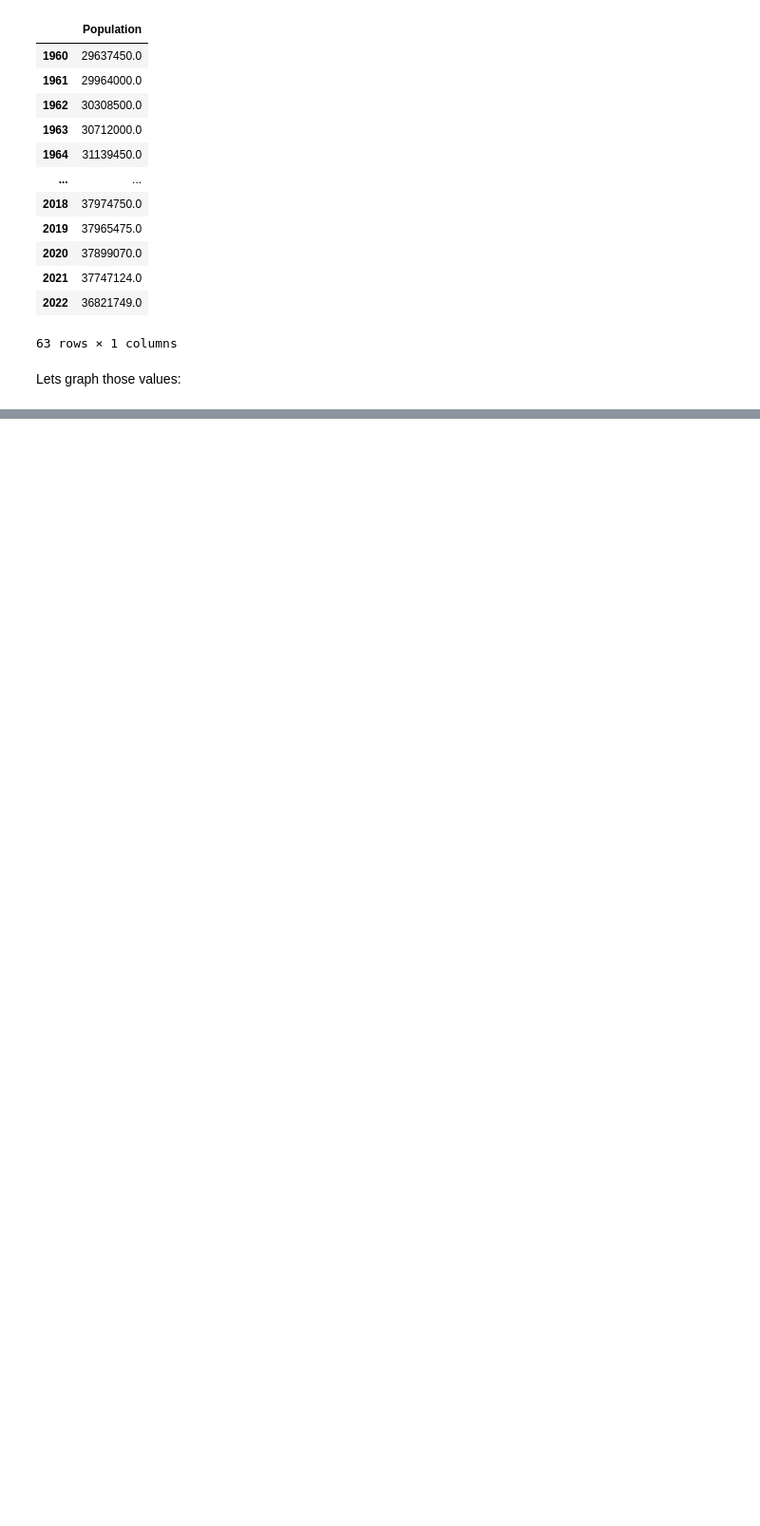
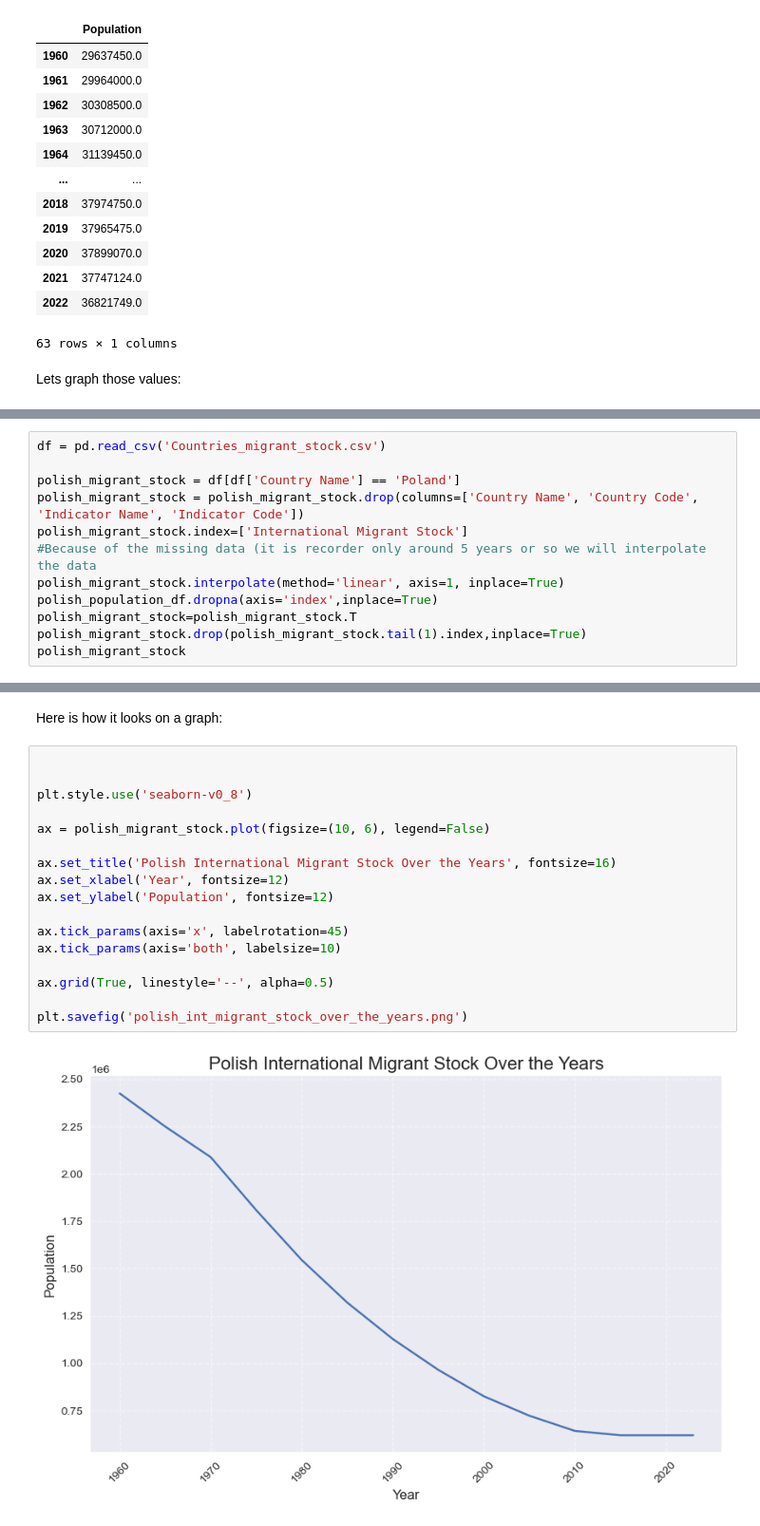
Before and after one commit to coolka1234/scikit-learn-poland-demography, a Jupyter notebook: demografia_polski.ipynb, the cells around one changed output, grey strips where cells are left out. Shown: that part at 95% size. Cells and saved outputs as stored; diff of their text form; blank space fills up the shorter version.

Commit message:
adding more data

```diff
--- a/demografia_polski.ipynb
+++ b/demografia_polski.ipynb
@@ -69,0 +64,12 @@ plt.savefig('polish_population_over_the_years.png')
+# %%
+df = pd.read_csv('Countries_migrant_stock.csv')
+
+polish_migrant_stock = df[df['Country Name'] == 'Poland']
+polish_migrant_stock = polish_migrant_stock.drop(columns=['Country Name', 'Country Code', 'Indicator Name', 'Indicator Code'])
+polish_migrant_stock.index=['International Migrant Stock']
+#Because of the missing data (it is recorder only around 5 years or so we will interpolate the data
+polish_migrant_stock.interpolate(method='linear', axis=1, inplace=True)
+polish_population_df.dropna(axis='index',inplace=True)
+polish_migrant_stock=polish_migrant_stock.T
+polish_migrant_stock.drop(polish_migrant_stock.tail(1).index,inplace=True)
+polish_migrant_stock
@@ -69,0 +90,21 @@ plt.savefig('polish_population_over_the_years.png')
+# %% [markdown]
+Here is how it looks on a graph:
+# %%
+
+
+plt.style.use('seaborn-v0_8')
+
+ax = polish_migrant_stock.plot(figsize=(10, 6), legend=False)
+
+ax.set_title('Polish International Migrant Stock Over the Years', fontsize=16)
+ax.set_xlabel('Year', fontsize=12)
+ax.set_ylabel('Population', fontsize=12)
+
+ax.tick_params(axis='x', labelrotation=45)
+ax.tick_params(axis='both', labelsize=10)
+
+ax.grid(True, linestyle='--', alpha=0.5)
+
+plt.savefig('polish_int_migrant_stock_over_the_years.png')
+# %% [output]
+[figure, added]
```
Also changed, not shown: parts of 4 cells of this notebook, 2 other files.
